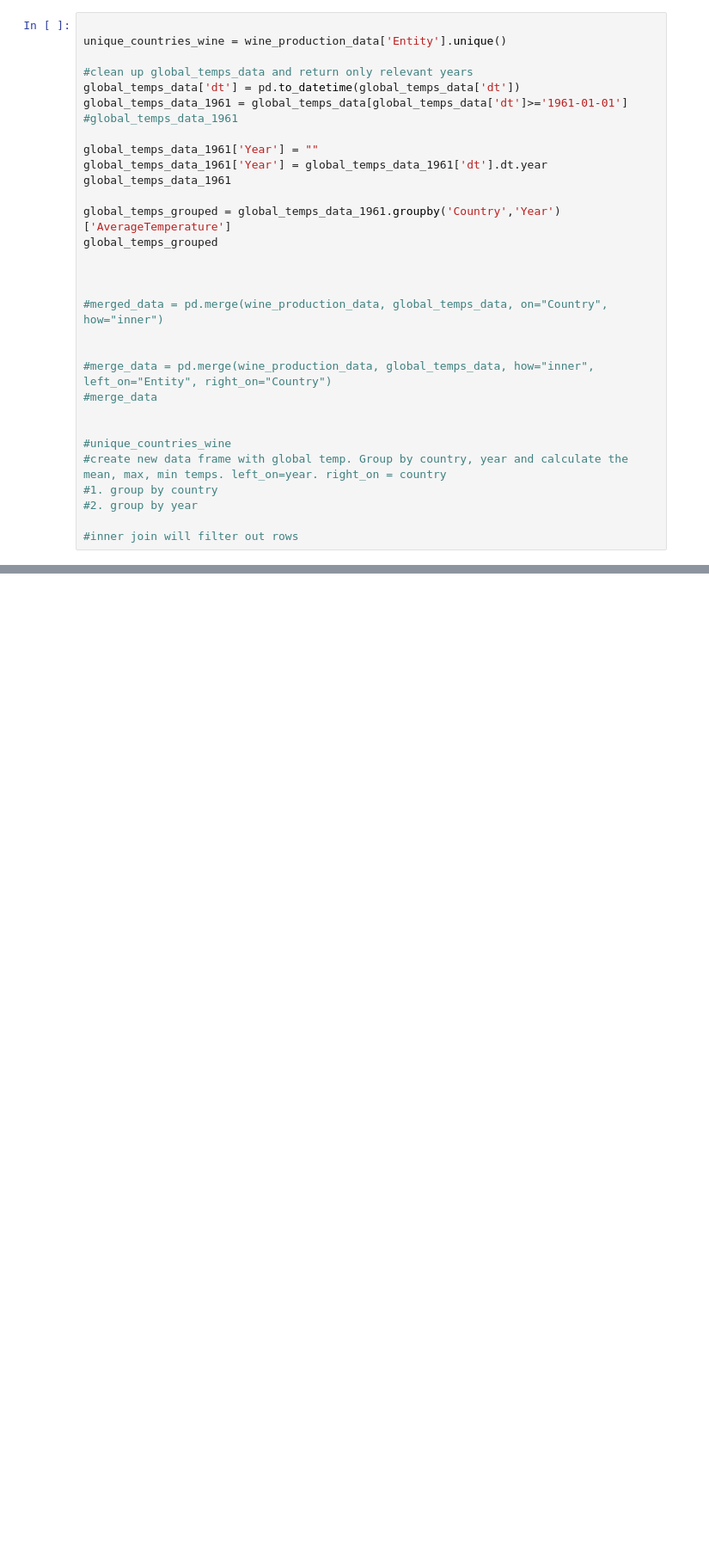
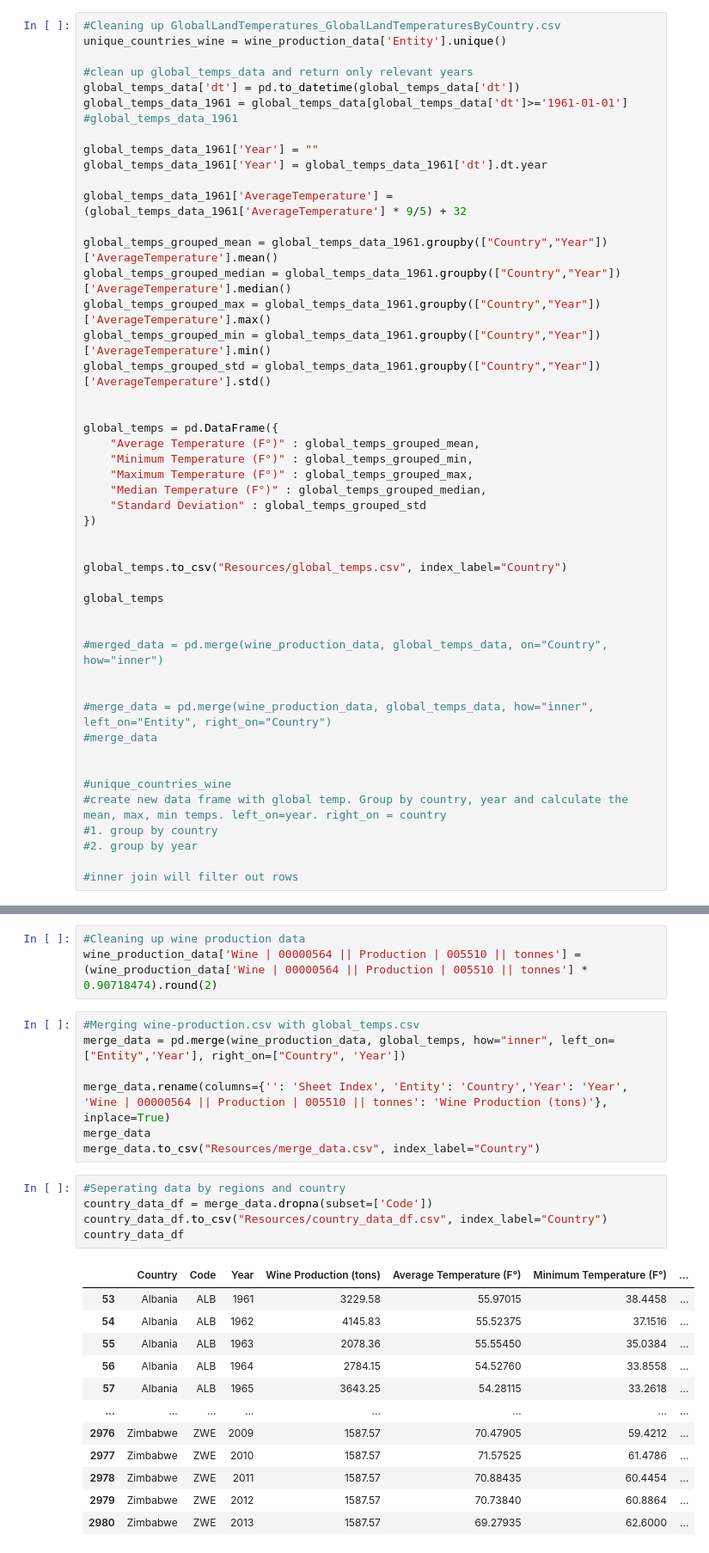
Before and after one commit to canayter/wine_and_climate_change, a Jupyter notebook: main.ipynb, the cells around one changed output, grey strips where cells are left out. Shown at 86% size. Cells and saved outputs as stored; diff of their text form; blank space fills up the shorter version.

```diff
--- a/main.ipynb
+++ b/main.ipynb
@@ -10,7 +11,7 @@ global_temps_path = "Resources/GlobalLandTemperatures_GlobalLandTemperaturesByCo
 wine_production_data = pd.read_csv(wine_production_path)
 global_temps_data = pd.read_csv(global_temps_path)
 # %%
-
+#Cleaning up GlobalLandTemperatures_GlobalLandTemperaturesByCountry.csv
 unique_countries_wine = wine_production_data['Entity'].unique()
 
 #clean up global_temps_data and return only relevant years
@@ -20,11 +21,28 @@ global_temps_data_1961 = global_temps_data[global_temps_data['dt']>='1961-01-01'
 
 global_temps_data_1961['Year'] = ""
 global_temps_data_1961['Year'] = global_temps_data_1961['dt'].dt.year
-global_temps_data_1961
 
-global_temps_grouped = global_temps_data_1961.groupby('Country','Year')['AverageTemperature']
-global_temps_grouped
+global_temps_data_1961['AverageTemperature'] = (global_temps_data_1961['AverageTemperature'] * 9/5) + 32
 
+global_temps_grouped_mean = global_temps_data_1961.groupby(["Country","Year"])['AverageTemperature'].mean()
+global_temps_grouped_median = global_temps_data_1961.groupby(["Country","Year"])['AverageTemperature'].median()
+global_temps_grouped_max = global_temps_data_1961.groupby(["Country","Year"])['AverageTemperature'].max()
+global_temps_grouped_min = global_temps_data_1961.groupby(["Country","Year"])['AverageTemperature'].min()
+global_temps_grouped_std = global_temps_data_1961.groupby(["Country","Year"])['AverageTemperature'].std()
+
+
+global_temps = pd.DataFrame({
+    "Average Temperature (F°)" : global_temps_grouped_mean,
+    "Minimum Temperature (F°)" : global_temps_grouped_min,
+    "Maximum Temperature (F°)" : global_temps_grouped_max,
+    "Median Temperature (F°)" : global_temps_grouped_median,
+    "Standard Deviation" : global_temps_grouped_std
+})
+
+
+global_temps.to_csv("Resources/global_temps.csv", index_label="Country")
+
+global_temps
 
 
 #merged_data = pd.merge(wine_production_data, global_temps_data, on="Country", how="inner")
@@ -97,0 +91,28 @@ KeyError: 'Area'
+# %%
+#Cleaning up wine production data
+wine_production_data['Wine | 00000564 || Production | 005510 || tonnes'] = (wine_production_data['Wine | 00000564 || Production | 005510 || tonnes'] * 0.90718474).round(2)
+# %%
+#Merging wine-production.csv with global_temps.csv
+merge_data = pd.merge(wine_production_data, global_temps, how="inner", left_on=["Entity",'Year'], right_on=["Country", 'Year'])
+
+merge_data.rename(columns={'': 'Sheet Index', 'Entity': 'Country','Year': 'Year', 'Wine | 00000564 || Production | 005510 || tonnes': 'Wine Production (tons)'}, inplace=True)
+merge_data
+merge_data.to_csv("Resources/merge_data.csv", index_label="Country")
+# %%
+#Seperating data by regions and country
+country_data_df = merge_data.dropna(subset=['Code'])
+country_data_df.to_csv("Resources/country_data_df.csv", index_label="Country")
+country_data_df
+# %% [output]
+|  | Country | Code | Year | Wine Production (tons) | Average Temperature (F°) | Minimum Temperature (F°) | ... |
+| 53 | Albania | ALB | 1961 | 3229.58 | 55.97015 | 38.4458 | ... |
+| 54 | Albania | ALB | 1962 | 4145.83 | 55.52375 | 37.1516 | ... |
+| 55 | Albania | ALB | 1963 | 2078.36 | 55.55450 | 35.0384 | ... |
+| 56 | Albania | ALB | 1964 | 2784.15 | 54.52760 | 33.8558 | ... |
+| 57 | Albania | ALB | 1965 | 3643.25 | 54.28115 | 33.2618 | ... |
+| ... | ... | ... | ... | ... | ... | ... | ... |
+| 2976 | Zimbabwe | ZWE | 2009 | 1587.57 | 70.47905 | 59.4212 | ... |
+| 2977 | Zimbabwe | ZWE | 2010 | 1587.57 | 71.57525 | 61.4786 | ... |
+| 2978 | Zimbabwe | ZWE | 2011 | 1587.57 | 70.88435 | 60.4454 | ... |
+| 2979 | Zimbabwe | ZWE | 2012 | 1587.57 | 70.73840 | 60.8864 | ... |
+| 2980 | Zimbabwe | ZWE | 2013 | 1587.57 | 69.27935 | 62.6000 | ... |
```
Also changed, not shown: parts of 6 cells of this notebook, 2 other files.
